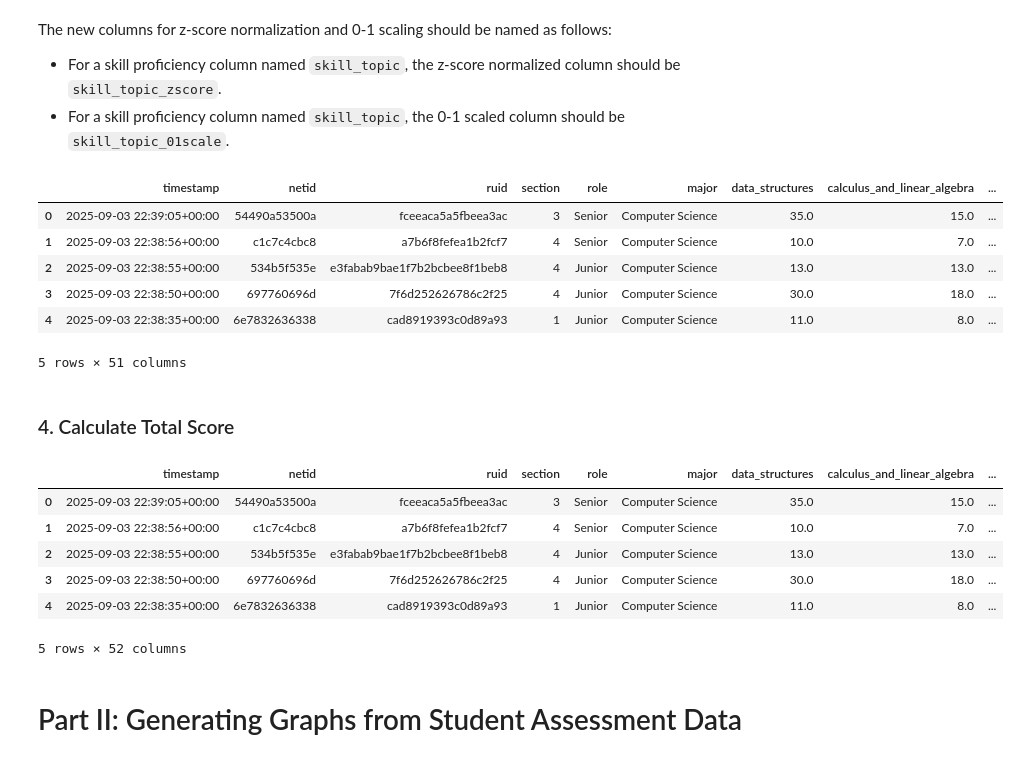
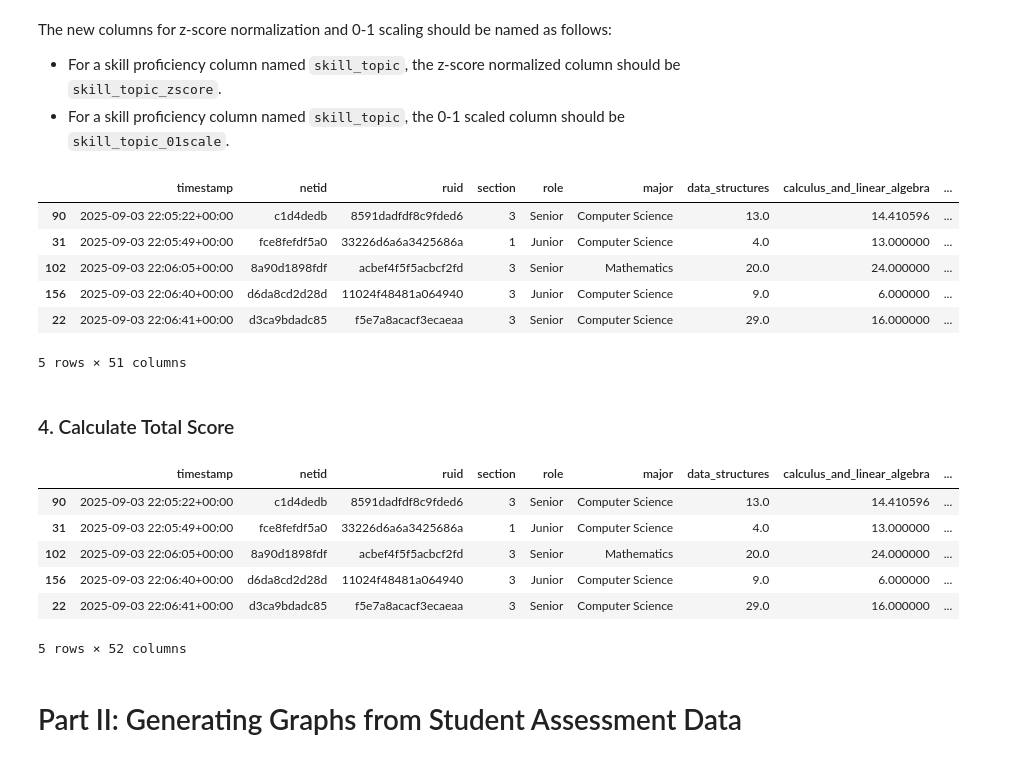
Before and after one commit to rafzal2020/DataBench_SAGA, a Jupyter notebook: DE_SA.ipynb, the cells around one changed output. Saved outputs shown, nothing was run; the diff lists cells and outputs as text; code cells hidden in the pictures.

```diff
--- a/DE_SA.ipynb
+++ b/DE_SA.ipynb
@@ -176,7 +176,10 @@ def handle_missing_values(df, columns):
     OUT:
     df: pd.DataFrame, the dataframe with missing values filled.
     """
-    # Your_Code_Here
+    df_filled = df
+    for col in columns:
+        mean_val = df_filled[col].mean()
+        df_filled[col] = df_filled[col].fillna(mean_val)
     return df_filled
 # %%
 if __name__ == "__main__":
@@ -205,7 +208,13 @@ def remove_duplicates(df):
     OUT:
     df: pd.DataFrame, the dataframe with duplicates removed.
     """
-    # Your_Code_Here
+    df_sorted = df
+    df_sorted['timestamp'] = pd.to_datetime(df_sorted['timestamp'], errors='coerce', utc=True)
+    df_dedup = (
+        df_sorted
+        .sort_values('timestamp')
+        .drop_duplicates(subset='ruid', keep='last')
+    )
 
     return df_dedup
 # %%
@@ -238,7 +247,19 @@ def normalize_skills(df, columns):
     OUT:
     df: pd.DataFrame, the dataframe with added normalized columns.
     """
-    # Your_Code_Here
+    df_normalized = df
+    for col in columns:
+        s = pd.to_numeric(df_normalized[col], errors='coerce')
+
+        z = (s - s.mean()) / s.std(ddof=0)
+        df_normalized[f"{col}_z"] = z
+
+        min_v, max_v = s.min(), s.max()
+        if pd.isna(min_v) or pd.isna(max_v) or max_v == min_v:
+            scaled = s * 0.0
+        else:
+            scaled = (s - min_v) / (max_v - min_v)
+        df_normalized[f"{col}_scaled"] = scaled
 
     return df_normalized
 # %%
@@ -247,11 +268,11 @@ if __name__ == "__main__":
     display(df_normalized.head())
 # %% [output]
 |  | timestamp | netid | ruid | section | role | major | data_structures | calculus_and_linear_algebra | ... |
-| 0 | 2025-09-03 22:39:05+00:00 | 54490a53500a | fceeaca5a5fbeea3ac | 3 | Senior | Computer Science | 35.0 | 15.0 | ... |
-| 1 | 2025-09-03 22:38:56+00:00 | c1c7c4cbc8 | a7b6f8fefea1b2fcf7 | 4 | Senior | Computer Science | 10.0 | 7.0 | ... |
-| 2 | 2025-09-03 22:38:55+00:00 | 534b5f535e | e3fabab9bae1f7b2bcbee8f1beb8 | 4 | Junior | Computer Science | 13.0 | 13.0 | ... |
-| 3 | 2025-09-03 22:38:50+00:00 | 697760696d | 7f6d252626786c2f25 | 4 | Junior | Computer Science | 30.0 | 18.0 | ... |
-| 4 | 2025-09-03 22:38:35+00:00 | 6e7832636338 | cad8919393c0d89a93 | 1 | Junior | Computer Science | 11.0 | 8.0 | ... |
+| 90 | 2025-09-03 22:05:22+00:00 | c1d4dedb | 8591dadfdf8c9fded6 | 3 | Senior | Computer Science | 13.0 | 14.410596 | ... |
+| 31 | 2025-09-03 22:05:49+00:00 | fce8fefdf5a0 | 33226d6a6a3425686a | 1 | Junior | Computer Science | 4.0 | 13.000000 | ... |
+| 102 | 2025-09-03 22:06:05+00:00 | 8a90d1898fdf | acbef4f5f5acbcf2fd | 3 | Senior | Mathematics | 20.0 | 24.000000 | ... |
+| 156 | 2025-09-03 22:06:40+00:00 | d6da8cd2d28d | 11024f48481a064940 | 3 | Junior | Computer Science | 9.0 | 6.000000 | ... |
+| 22 | 2025-09-03 22:06:41+00:00 | d3ca9bdadc85 | f5e7a8acacf3ecaeaa | 3 | Senior | Computer Science | 29.0 | 16.000000 | ... |
 5 rows × 51 columns
 # %% [markdown]
 ### 4. Calculate Total Score
@@ -267,20 +288,21 @@ def compute_total_score(df, zscore_columns):
     OUT:
     df: pd.DataFrame, the dataframe with the 'total_score' column.
     """
-    # Your_Code_Here
+    df_total = df.copy()
+    df_total['total_score'] = df_total[zscore_columns].sum(axis=1, skipna=True)
     return df_total
 # %%
 if __name__ == "__main__":
-    zscore_cols = [f'{c}_zscore' for c in skill_columns]
+    zscore_cols = [f'{c}_z' for c in skill_columns]
     final_df = compute_total_score(df_normalized, zscore_cols)
     display(final_df.head())
 # %% [output]
 |  | timestamp | netid | ruid | section | role | major | data_structures | calculus_and_linear_algebra | ... |
-| 0 | 2025-09-03 22:39:05+00:00 | 54490a53500a | fceeaca5a5fbeea3ac | 3 | Senior | Computer Science | 35.0 | 15.0 | ... |
-| 1 | 2025-09-03 22:38:56+00:00 | c1c7c4cbc8 | a7b6f8fefea1b2fcf7 | 4 | Senior | Computer Science | 10.0 | 7.0 | ... |
-| 2 | 2025-09-03 22:38:55+00:00 | 534b5f535e | e3fabab9bae1f7b2bcbee8f1beb8 | 4 | Junior | Computer Science | 13.0 | 13.0 | ... |
-| 3 | 2025-09-03 22:38:50+00:00 | 697760696d | 7f6d252626786c2f25 | 4 | Junior | Computer Science | 30.0 | 18.0 | ... |
-| 4 | 2025-09-03 22:38:35+00:00 | 6e7832636338 | cad8919393c0d89a93 | 1 | Junior | Computer Science | 11.0 | 8.0 | ... |
+| 90 | 2025-09-03 22:05:22+00:00 | c1d4dedb | 8591dadfdf8c9fded6 | 3 | Senior | Computer Science | 13.0 | 14.410596 | ... |
+| 31 | 2025-09-03 22:05:49+00:00 | fce8fefdf5a0 | 33226d6a6a3425686a | 1 | Junior | Computer Science | 4.0 | 13.000000 | ... |
+| 102 | 2025-09-03 22:06:05+00:00 | 8a90d1898fdf | acbef4f5f5acbcf2fd | 3 | Senior | Mathematics | 20.0 | 24.000000 | ... |
+| 156 | 2025-09-03 22:06:40+00:00 | d6da8cd2d28d | 11024f48481a064940 | 3 | Junior | Computer Science | 9.0 | 6.000000 | ... |
+| 22 | 2025-09-03 22:06:41+00:00 | d3ca9bdadc85 | f5e7a8acacf3ecaeaa | 3 | Senior | Computer Science | 29.0 | 16.000000 | ... |
 5 rows × 52 columns
 # %% [markdown]
 # Part II: Generating Graphs from Student Assessment Data
```
Also changed, not shown: parts of 1 cell of this notebook.
